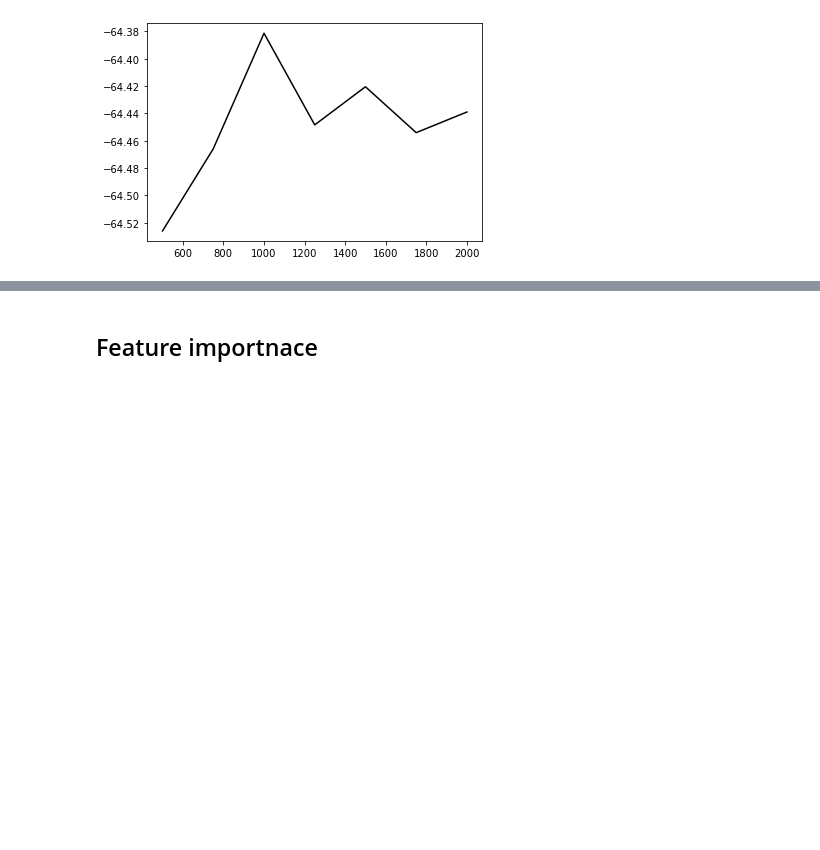
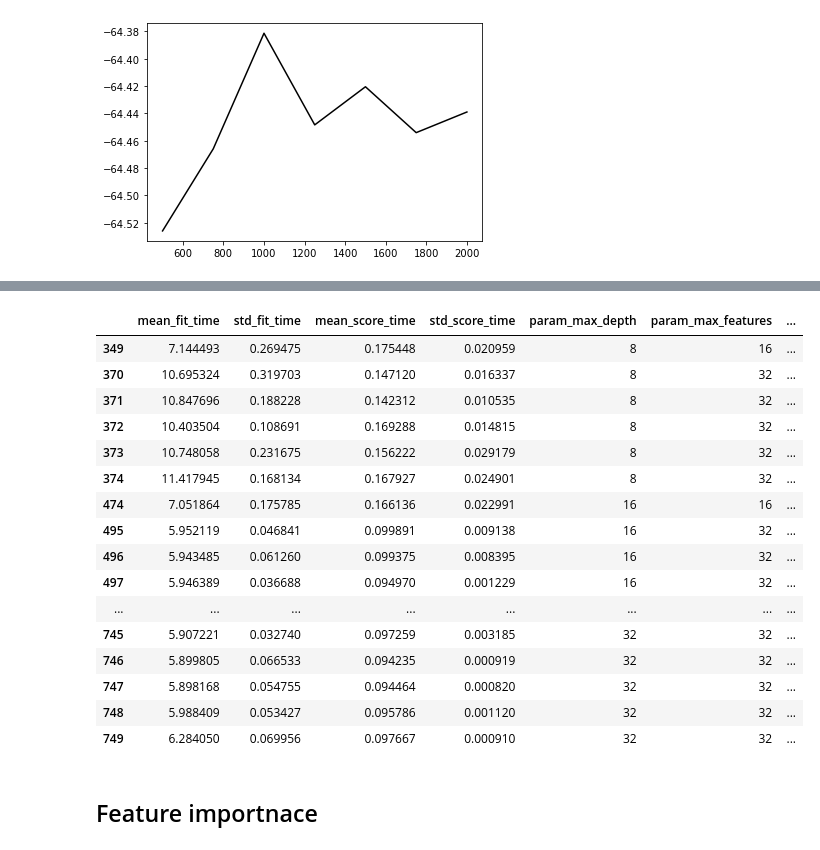
Before and after one commit to aabouie/Capstone_2, a Jupyter notebook: EDA_ML.ipynb, the cells around one changed output, grey strips where cells are left out. Saved outputs shown, nothing was run; the diff lists cells and outputs as text; code cells hidden in the pictures; blank space fills up the shorter version.

```diff
--- a/EDA_ML.ipynb
+++ b/EDA_ML.ipynb
@@ -694,0 +711,20 @@ df_gridsearch = pd.DataFrame(gb_gridsearch.cv_results_)
+# %%
+df_gridsearch[(df_gridsearch.mean_train_score>0.65)&(df_gridsearch.mean_test_score>0.65)]
+# %% [output]
+|  | mean_fit_time | std_fit_time | mean_score_time | std_score_time | param_max_depth | param_max_features | ... |
+| 349 | 7.144493 | 0.269475 | 0.175448 | 0.020959 | 8 | 16 | ... |
+| 370 | 10.695324 | 0.319703 | 0.147120 | 0.016337 | 8 | 32 | ... |
+| 371 | 10.847696 | 0.188228 | 0.142312 | 0.010535 | 8 | 32 | ... |
+| 372 | 10.403504 | 0.108691 | 0.169288 | 0.014815 | 8 | 32 | ... |
+| 373 | 10.748058 | 0.231675 | 0.156222 | 0.029179 | 8 | 32 | ... |
+| 374 | 11.417945 | 0.168134 | 0.167927 | 0.024901 | 8 | 32 | ... |
+| 474 | 7.051864 | 0.175785 | 0.166136 | 0.022991 | 16 | 16 | ... |
+| 495 | 5.952119 | 0.046841 | 0.099891 | 0.009138 | 16 | 32 | ... |
+| 496 | 5.943485 | 0.061260 | 0.099375 | 0.008395 | 16 | 32 | ... |
+| 497 | 5.946389 | 0.036688 | 0.094970 | 0.001229 | 16 | 32 | ... |
+| ... | ... | ... | ... | ... | ... | ... | ... |
+| 745 | 5.907221 | 0.032740 | 0.097259 | 0.003185 | 32 | 32 | ... |
+| 746 | 5.899805 | 0.066533 | 0.094235 | 0.000919 | 32 | 32 | ... |
+| 747 | 5.898168 | 0.054755 | 0.094464 | 0.000820 | 32 | 32 | ... |
+| 748 | 5.988409 | 0.053427 | 0.095786 | 0.001120 | 32 | 32 | ... |
+| 749 | 6.284050 | 0.069956 | 0.097667 | 0.000910 | 32 | 32 | ... |
```
Also changed, not shown: parts of 4 cells of this notebook.
